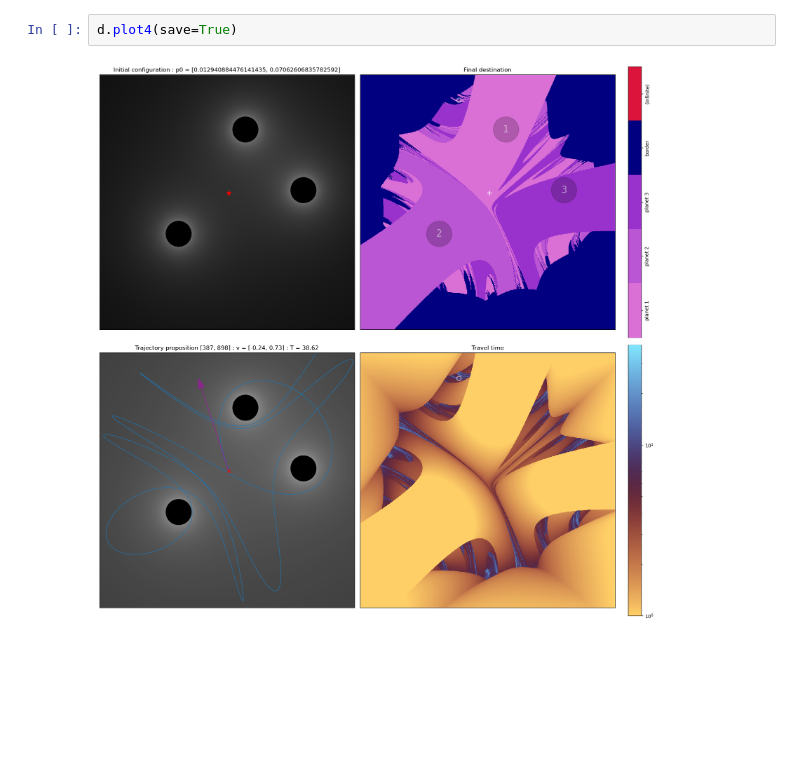
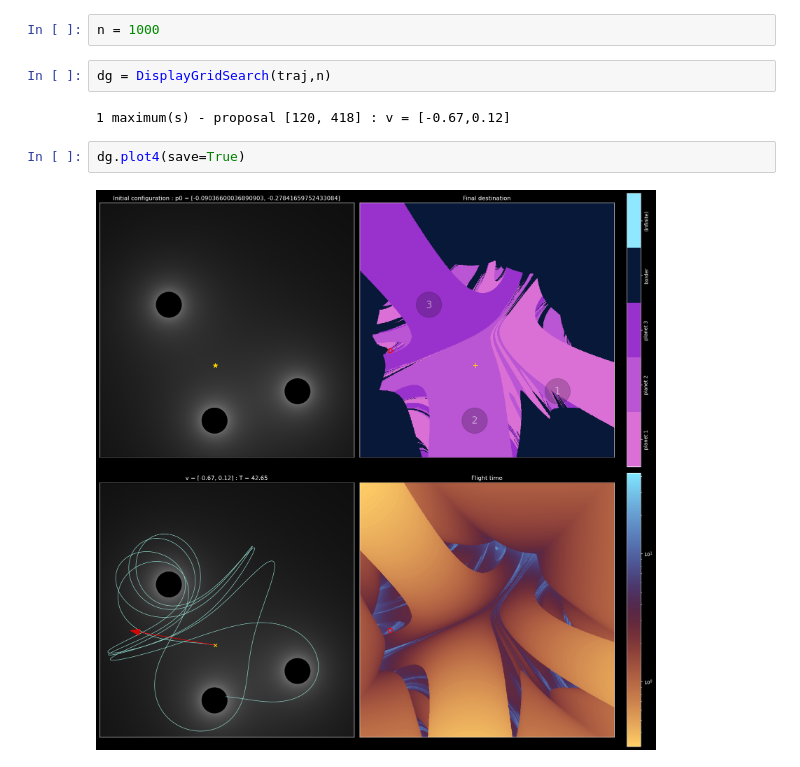
Before and after one commit to elielr/C-grav, a Jupyter notebook: Introduction.ipynb, the cells around one changed output. Cells and saved outputs as stored; diff of their text form; blank space fills up the shorter version.

Commit message:
restructuration (tools/general, tools/gridsearch and save/planets_config), new color scheme (and dark pyplot), short explanation in Introduction.ipynb

```diff
--- a/Introduction.ipynb
+++ b/Introduction.ipynb
@@ -30,4 +35,10 @@ d.vbest_grid()
+# %%
+n = 1000
 # %%
-d.plot4(save=True)
+dg = DisplayGridSearch(traj,n)
 # %% [output]
-[figure, removed]
+1 maximum(s) - proposal [120, 418] : v = [-0.67,0.12]
+# %%
+dg.plot4(save=True)
+# %% [output]
+[figure, added]
```
Also changed, not shown: parts of 5 cells of this notebook, 8 other files.
